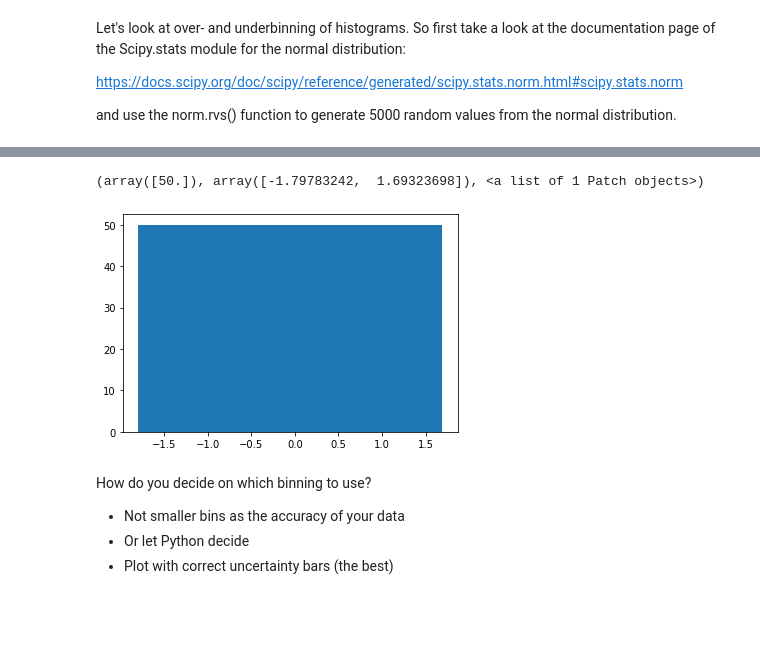
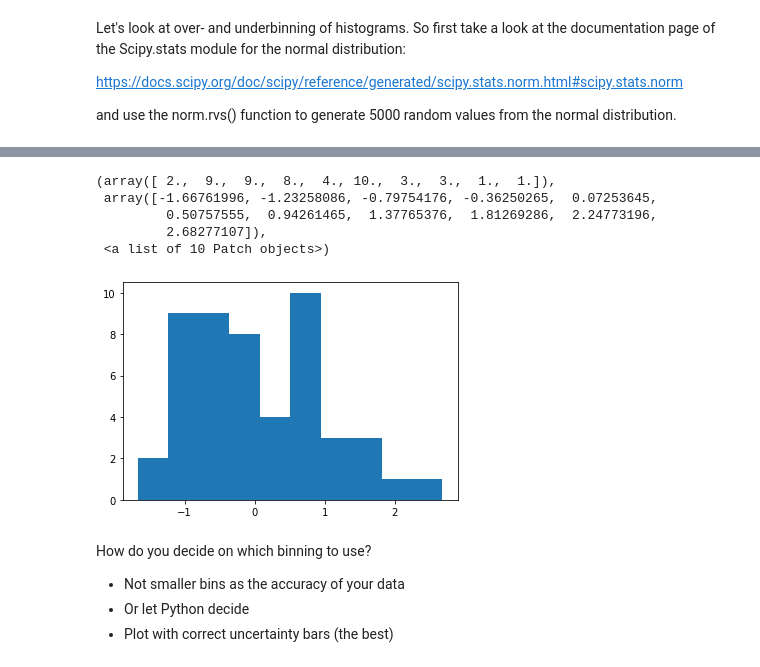
Before and after one commit to TillVollmer5/DSF-FS2022, a Jupyter notebook: 13_Statistics_with_Python.ipynb, the cells around one changed output, grey strips where cells are left out. Drawn from its saved outputs; the diff is of its cells as text; code cells hidden in the pictures; blank space fills up the shorter version.

```diff
--- a/13_Statistics_with_Python.ipynb
+++ b/13_Statistics_with_Python.ipynb
@@ -32,9 +32,13 @@ plt.hist(norm.rvs(0,1,5000))
 # %%
 # Plot the histogram with different binnings
-plt.hist(norm.rvs(0,1,50),bins=1) # 1, 5, 10, 150
+plt.hist(norm.rvs(0,1,50),bins=10) # 1, 5, 10, 150
 # %% [output]
-(array([50.]), array([-1.79783242,  1.69323698]), <a list of 1 Patch objects>)
+(array([ 2.,  9.,  9.,  8.,  4., 10.,  3.,  3.,  1.,  1.]),
+ array([-1.66761996, -1.23258086, -0.79754176, -0.36250265,  0.07253645,
+         0.50757555,  0.94261465,  1.37765376,  1.81269286,  2.24773196,
+         2.68277107]),
+ <a list of 10 Patch objects>)
-[figure, old version]
+[figure, new version]
 # %% [markdown]
 How do you decide on which binning to use?
 
```
Also changed, not shown: parts of 1 cell of this notebook.
